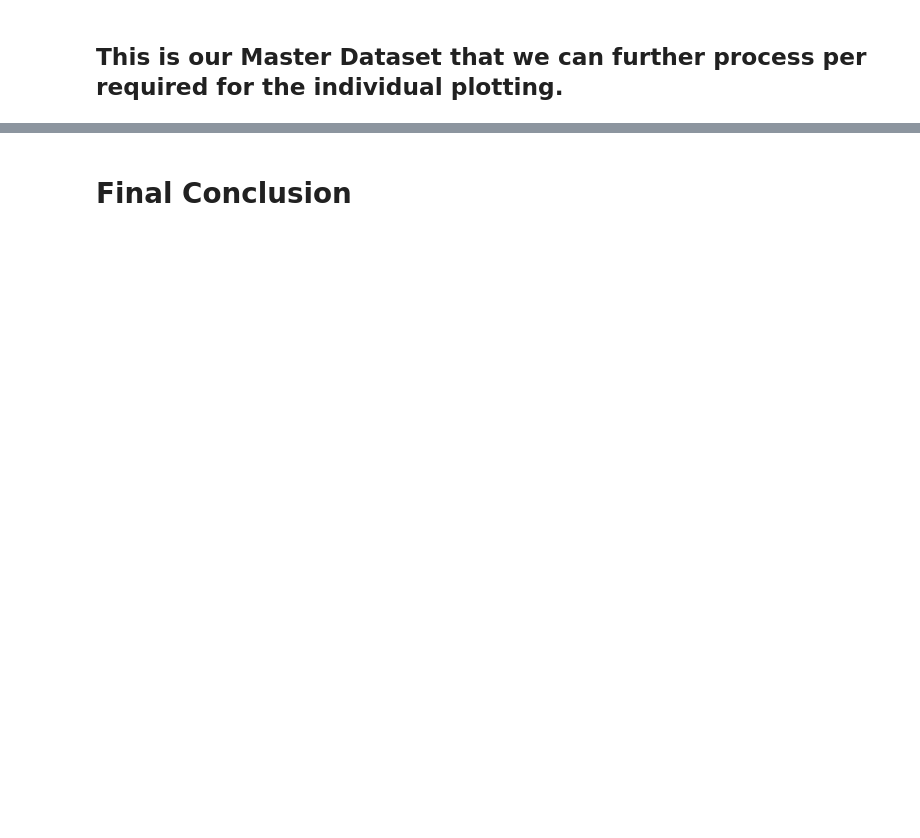
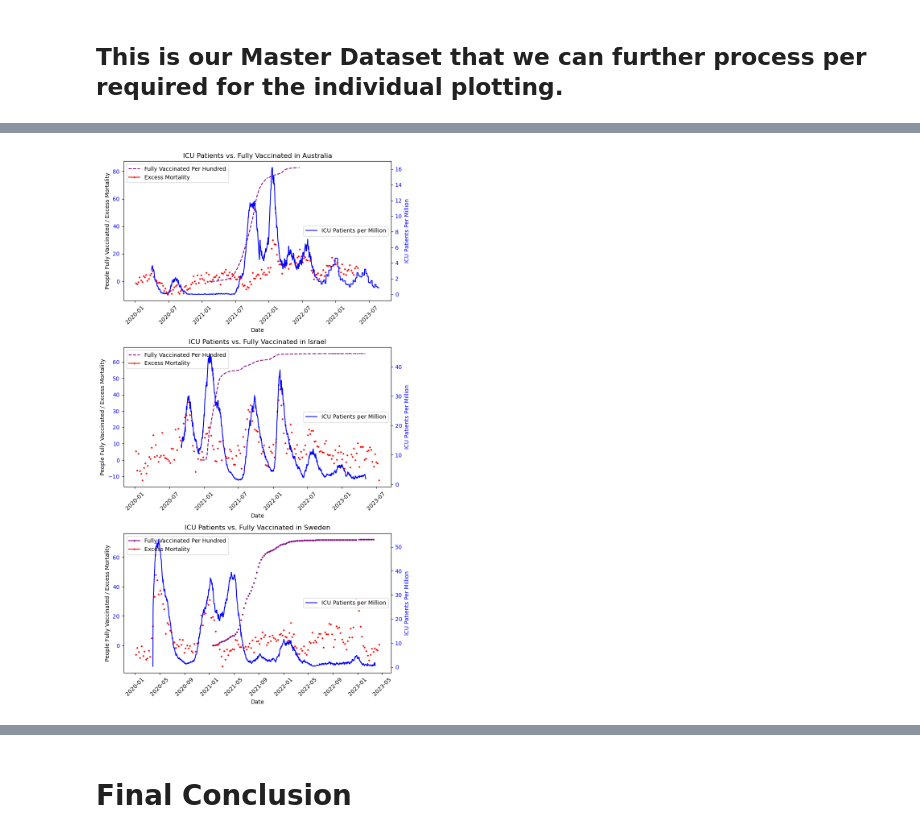
Before and after one commit to cmorrow28/project_one, a Jupyter notebook: Covid19_Vaccines_Effectiveness_Final.ipynb, the cells around one changed output, grey strips where cells are left out. Cells and saved outputs as stored; diff of their text form; code cells hidden in the pictures; blank space fills up the shorter version.

```diff
--- a/Covid19_Vaccines_Effectiveness_Final.ipynb
+++ b/Covid19_Vaccines_Effectiveness_Final.ipynb
@@ -214,0 +486,72 @@ memory usage: 43.6+ MB
+# %%
+Australia_data = covid19_data[covid19_data['Location'] == 'Australia']
+Israel_data = covid19_data[covid19_data['Location'] == 'Israel']
+Sweden_data = covid19_data[covid19_data['Location'] == 'Sweden']
+# %%
+# Create subplots in a vertical layout
+fig, axs = plt.subplots(3, 1, figsize=(8, 14))  # 3 rows, 1 column
+
+# Australia
+# Plot 'newCases' on the left y-axis
+axs[0].plot(Australia_data['Date'], Australia_data['People_Fully_Vaccinated_PerHundred'], label='Fully Vaccinated Per Hundred', linestyle='--', c='purple')
+axs[0].plot(Australia_data['Date'], Australia_data['Excess_Mortality'], label='Excess Mortality',  marker='o', markersize=2, c='r')
+axs[0].set_xlabel('Date')
+axs[0].set_ylabel('People Fully Vaccinated / Excess Mortality')
+axs[0].set_title('ICU Patients vs. Fully Vaccinated in Australia')
+axs[0].tick_params(axis='y', labelcolor='b')
+
+axs[0].legend(loc='upper left')
+plt.setp(axs[0].get_xticklabels(), rotation=45)
+
+# Create a second y-axis on the right side for 'newDeaths'
+ax2 = axs[0].twinx()
+ax2.plot(Australia_data['Date'], Australia_data['ICU_Patients_PerMillion'], label='ICU Patients per Million', linestyle='-', color='b')
+ax2.set_ylabel('ICU Patients Per Million', color='b')
+ax2.tick_params(axis='y', labelcolor='b')
+ax2.legend(loc='center right')
+
+# Israel
+axs[1].plot(Israel_data['Date'], Israel_data['People_Fully_Vaccinated_PerHundred'], label='Fully Vaccinated Per Hundred', linestyle='--', c='purple')
+axs[1].plot(Israel_data['Date'], Israel_data['Excess_Mortality'], label='Excess Mortality',  marker='o', markersize=2, c='r')
+axs[1].set_xlabel('Date')
+axs[1].set_ylabel('People Fully Vaccinated / Excess Mortality')
+axs[1].set_title('ICU Patients vs. Fully Vaccinated in Israel')
+axs[1].tick_params(axis='y', labelcolor='b')
+axs[1].legend(loc='upper left')
+plt.setp(axs[1].get_xticklabels(), rotation=45)
+
+# Create a second y-axis on the right side for 'newDeaths'
+ax2 = axs[1].twinx()
+ax2.plot(Israel_data['Date'], Israel_data['ICU_Patients_PerMillion'], label='ICU Patients per Million', linestyle='-', color='b')
+ax2.set_ylabel('ICU Patients Per Million', color='b')
+ax2.tick_params(axis='y', labelcolor='b')
+ax2.legend(loc='center right')
+
+
+# Sweden
+axs[2].plot(Sweden_data['Date'], Sweden_data['People_Fully_Vaccinated_PerHundred'], label='Fully Vaccinated Per Hundred', marker='o', markersize=2, c='purple')
+axs[2].plot(Sweden_data['Date'], Sweden_data['Excess_Mortality'], label='Excess Mortality',  marker='o', markersize=2, c='r')
+axs[2].set_xlabel('Date')
+axs[2].set_ylabel('People Fully Vaccinated / Excess Mortality')
+axs[2].set_title('ICU Patients vs. Fully Vaccinated in Sweden')
+axs[2].tick_params(axis='y', labelcolor='b')
+axs[2].legend(loc='upper left')
+plt.setp(axs[2].get_xticklabels(), rotation=45)
+
+# Create a second y-axis on the right side for 'newDeaths'
+ax2 = axs[2].twinx()
+ax2.plot(Sweden_data['Date'], Sweden_data['ICU_Patients_PerMillion'], label='ICU Patients per Million', linestyle='-', color='b')
+ax2.set_ylabel('ICU Patients Per Million', color='b')
+ax2.tick_params(axis='y', labelcolor='b')
+ax2.legend(loc='center right')
+
+# Adjust subplot layout
+plt.tight_layout()
+
+# Save the plot as an image
+plt.savefig('Images/Q1b_ICU_Patients_ConfirmedCase_Vaccination')
+
+# Show the plot
+plt.show()
+# %% [output]
+[figure, added]
```
Also changed, not shown: parts of 53 cells of this notebook, 22 other files.
